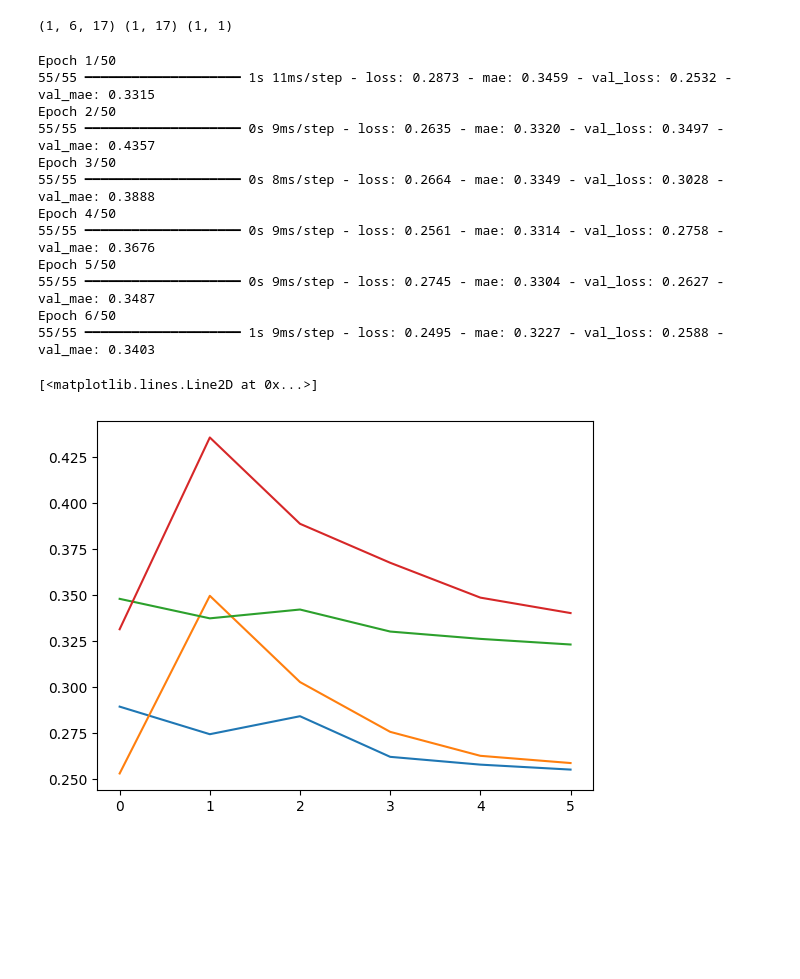
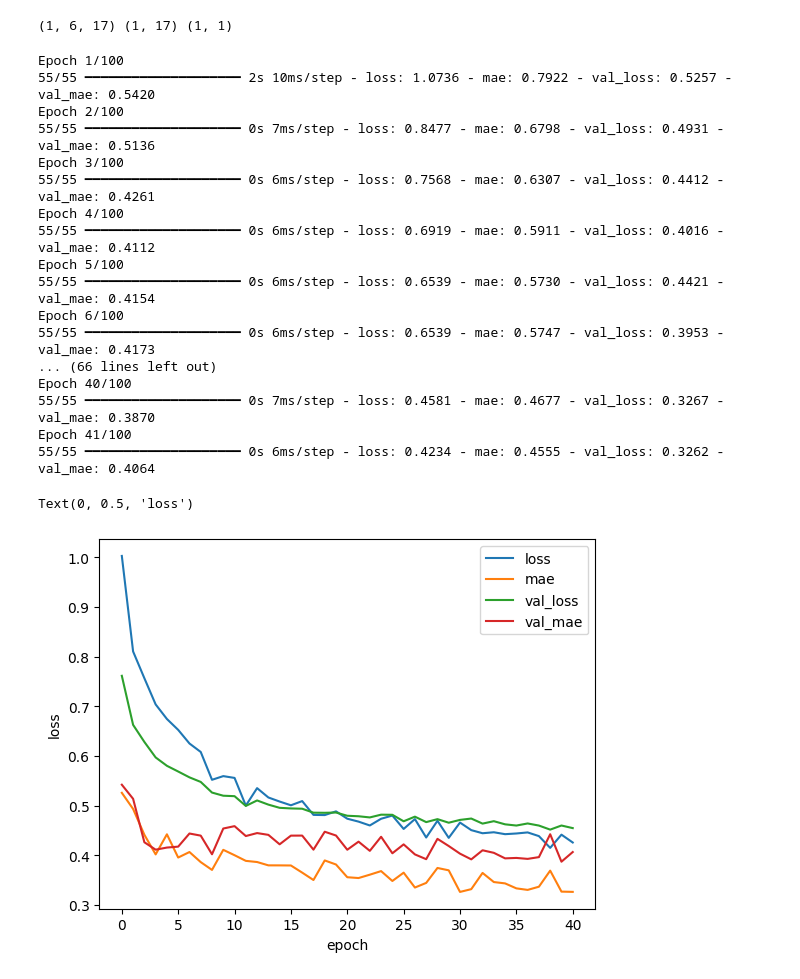
Before and after one commit to wooloflettuce/bonn-bike-count, a Jupyter notebook: Neuronales_Netz/NN2023.ipynb, the cells around one changed output. Drawn from its saved outputs; the diff is of its cells as text; code cells hidden in the pictures; blank space fills up the shorter version.

```diff
--- a/Neuronales_Netz/NN2023.ipynb
+++ b/Neuronales_Netz/NN2023.ipynb
@@ -433,16 +366,16 @@ model.compile(loss='mse', optimizer='adam', metrics=['mae'])
 # %%
-batch_size = 128
-epochs = 50
-window = 144
-horizon = 24
+#batch_size = 128
+#epochs = 50
+#window = 144
+#horizon = 24
 
-gen_train = data_generator(X_train, y_train, batch_size=batch_size, epochs=epochs)
-gen_test = data_generator(X_test, y_test, batch_size=batch_size, epochs=epochs)
+#gen_train = data_generator(X_train, y_train, batch_size=batch_size, epochs=epochs)
+#gen_test = data_generator(X_test, y_test, batch_size=batch_size, epochs=epochs)
 
-early = EarlyStopping(monitor='val_loss', patience=1)
-check = ModelCheckpoint(filepath='Conv1D_model.keras', monitor='val_loss', save_best_only=True)
+#early = EarlyStopping(monitor='val_loss', patience=1)
+#check = ModelCheckpoint(filepath='Conv1D_model.keras', monitor='val_loss', save_best_only=True)
 
-steps_train = ceil(len(X_train-(window+horizon))/batch_size)
-steps_test = ceil(len(X_test-(window+horizon))/batch_size)
+#steps_train = ceil(len(X_train-(window+horizon))/batch_size)
+#steps_test = ceil(len(X_test-(window+horizon))/batch_size)
 
-history = model.fit(gen_train, epochs=epochs, steps_per_epoch=steps_train, validation_data=(gen_test), validation_steps=steps_test, callbacks=[early, check])
+#history = model.fit(gen_train, epochs=epochs, steps_per_epoch=steps_train, validation_data=(gen_test), validation_steps=steps_test, callbacks=[early, check])
@@ -494,7 +411,7 @@ plt.plot(history.history['val_mae'])
 # %%
 # Saisonales Model
 # %%
-week_means = pd.DataFrame(df, index=df.index, columns=bruecken)
+week_means = pd.DataFrame(X, index=time_train_gesamt, columns=bruecken)
 week_means = week_means.groupby(week_means.index.isocalendar().week)[week_means.columns].mean()
 week_means
 # %% [output]
@@ -544,18 +461,18 @@ print(X_s.shape, X_m.shape, y_.shape)
 (1, 6, 17) (1, 17) (1, 1)
 # %%
 batch_size = 128
-epochs = 50
+epochs = 100
 window = 144
 horizon = 24
 indicators = 17
-num_seasons = 6
+num_seasons = 12
 reg = l2(0.0001)
 
 input_sn = Input(shape=(num_seasons, indicators), name='in_sn')
 input_mn = Input(shape=(indicators,), name='in_mn')
 
-sn = GRU(units=32, dropout=0.2, go_backwards=True, kernel_regularizer=reg, name='sn_gru')(input_sn)
-mn = Dense(units=17, activation='tanh', kernel_regularizer=reg)(input_mn)
+sn = GRU(units=32, dropout=0.3, go_backwards=True, kernel_regularizer=reg, name='sn_gru')(input_sn)
+mn = Dense(units=indicators, activation='tanh', kernel_regularizer=reg)(input_mn)
 mn = Dropout(0.2)(mn)
 comp = concatenate([sn, mn], axis=-1)
 comp = Dense(units=1, kernel_regularizer=reg)(comp)
@@ -566,31 +483,39 @@ model_seasonal.compile(loss='mse', optimizer='adam', metrics=['mae'])
 gen_train_seasonal = data_generator_seasonal(X_train, y_train, mean_tab=week_means, y_index=time_train, window=window, horizon=horizon, season=num_seasons, batch_size=batch_size, epochs=epochs)
 gen_test_seasonal = data_generator_seasonal(X_test, y_test, mean_tab=week_means, y_index=time_test, window=window, horizon=horizon, season=num_seasons, batch_size=batch_size, epochs=epochs)
 
-early = EarlyStopping(monitor='val_loss', patience=5)
+early = EarlyStopping(monitor='val_loss', patience=10)
 check = ModelCheckpoint(filepath='Seasonal_model.keras', monitor='val_loss', save_best_only=True)
 
 steps_train = ceil(len(X_train-(window+horizon))/batch_size)
 steps_test = ceil(len(X_test-(window+horizon))/batch_size)
 
-history_seasonal = model.fit(gen_train_seasonal, epochs=epochs, steps_per_epoch=steps_train, validation_data=(gen_test_seasonal), validation_steps=steps_test, callbacks=[early, check])
+history_seasonal = model_seasonal.fit(gen_train_seasonal, epochs=epochs, steps_per_epoch=steps_train, validation_data=(gen_test_seasonal), validation_steps=steps_test, callbacks=[early, check])
 # %% [output]
-Epoch 1/50
-55/55 ━━━━━━━━━━━━━━━━━━━━ 1s 11ms/step - loss: 0.2873 - mae: 0.3459 - val_loss: 0.2532 - val_mae: 0.3315
-Epoch 2/50
-55/55 ━━━━━━━━━━━━━━━━━━━━ 0s 9ms/step - loss: 0.2635 - mae: 0.3320 - val_loss: 0.3497 - val_mae: 0.4357
-Epoch 3/50
-55/55 ━━━━━━━━━━━━━━━━━━━━ 0s 8ms/step - loss: 0.2664 - mae: 0.3349 - val_loss: 0.3028 - val_mae: 0.3888
-Epoch 4/50
-55/55 ━━━━━━━━━━━━━━━━━━━━ 0s 9ms/step - loss: 0.2561 - mae: 0.3314 - val_loss: 0.2758 - val_mae: 0.3676
-Epoch 5/50
-55/55 ━━━━━━━━━━━━━━━━━━━━ 0s 9ms/step - loss: 0.2745 - mae: 0.3304 - val_loss: 0.2627 - val_mae: 0.3487
-Epoch 6/50
-55/55 ━━━━━━━━━━━━━━━━━━━━ 1s 9ms/step - loss: 0.2495 - mae: 0.3227 - val_loss: 0.2588 - val_mae: 0.3403
+Epoch 1/100
+55/55 ━━━━━━━━━━━━━━━━━━━━ 2s 10ms/step - loss: 1.0736 - mae: 0.7922 - val_loss: 0.5257 - val_mae: 0.5420
+Epoch 2/100
+55/55 ━━━━━━━━━━━━━━━━━━━━ 0s 7ms/step - loss: 0.8477 - mae: 0.6798 - val_loss: 0.4931 - val_mae: 0.5136
+Epoch 3/100
+55/55 ━━━━━━━━━━━━━━━━━━━━ 0s 6ms/step - loss: 0.7568 - mae: 0.6307 - val_loss: 0.4412 - val_mae: 0.4261
+Epoch 4/100
+55/55 ━━━━━━━━━━━━━━━━━━━━ 0s 6ms/step - loss: 0.6919 - mae: 0.5911 - val_loss: 0.4016 - val_mae: 0.4112
+Epoch 5/100
+55/55 ━━━━━━━━━━━━━━━━━━━━ 0s 6ms/step - loss: 0.6539 - mae: 0.5730 - val_loss: 0.4421 - val_mae: 0.4154
+Epoch 6/100
+55/55 ━━━━━━━━━━━━━━━━━━━━ 0s 6ms/step - loss: 0.6539 - mae: 0.5747 - val_loss: 0.3953 - val_mae: 0.4173
+... (66 lines left out)
+Epoch 40/100
+55/55 ━━━━━━━━━━━━━━━━━━━━ 0s 7ms/step - loss: 0.4581 - mae: 0.4677 - val_loss: 0.3267 - val_mae: 0.3870
+Epoch 41/100
+55/55 ━━━━━━━━━━━━━━━━━━━━ 0s 6ms/step - loss: 0.4234 - mae: 0.4555 - val_loss: 0.3262 - val_mae: 0.4064
 # %%
 plt.plot(history_seasonal.history['loss'])
 plt.plot(history_seasonal.history['val_loss'])
 plt.plot(history_seasonal.history['mae'])
 plt.plot(history_seasonal.history['val_mae'])
+plt.legend(['loss', 'mae', 'val_loss', 'val_mae'])
+plt.xlabel('epoch')
+plt.ylabel('loss')
 # %% [output]
-[<matplotlib.lines.Line2D at 0x...>]
+Text(0, 0.5, 'loss')
-[figure, old version]
+[figure, new version]
```
Also changed, not shown: parts of 19 cells of this notebook, 4 other files.
